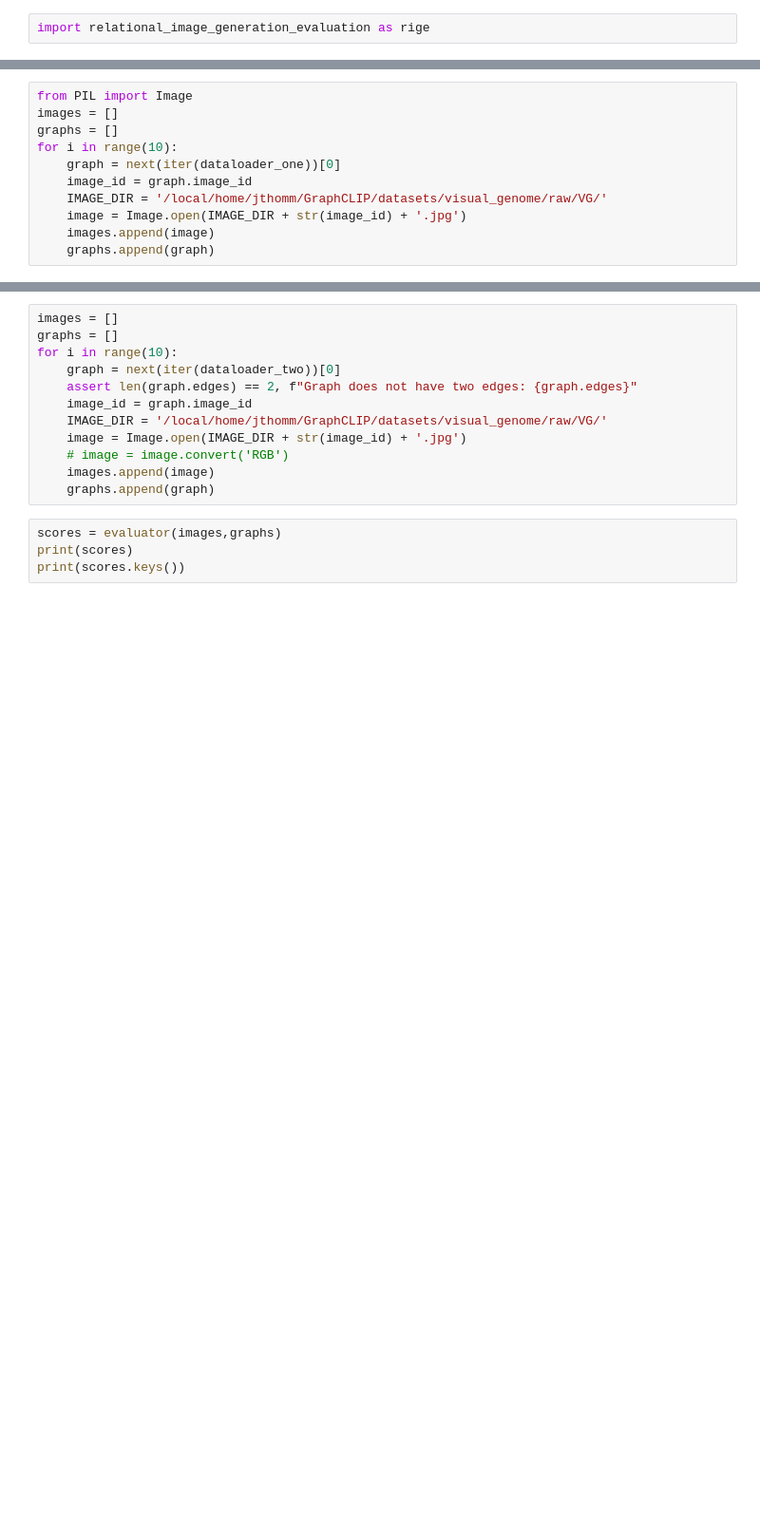
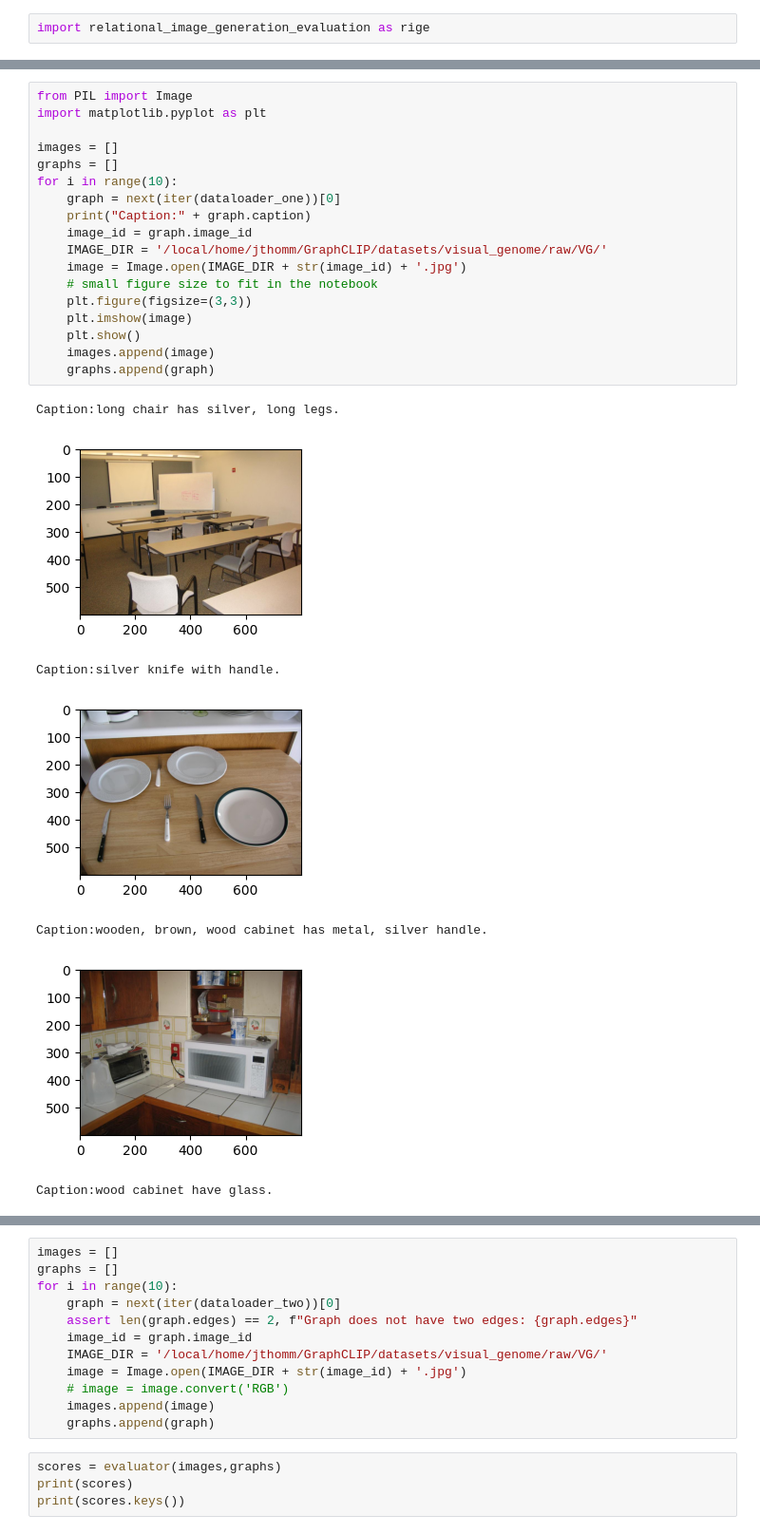
Before and after one commit to roberthoenig/GraphCLIP, a Jupyter notebook: notebooks/evaluation_package_sanitycheck.ipynb, the cells around one changed output, grey strips where cells are left out. Shown at 95% size. Cells and saved outputs as stored; diff of their text form; blank space fills up the shorter version.

Commit message:
add captions to the graphs. All graphs have now an attribute .caption!

```diff
--- a/notebooks/evaluation_package_sanitycheck.ipynb
+++ b/notebooks/evaluation_package_sanitycheck.ipynb
@@ -24,12 +24,27 @@ len(dataloader_one): 837
 len(dataloader_two): 1076
 # %%
 from PIL import Image
+import matplotlib.pyplot as plt
+
 images = []
 graphs = []
 for i in range(10):
     graph = next(iter(dataloader_one))[0]
+    print("Caption:" + graph.caption)
     image_id = graph.image_id
     IMAGE_DIR = '/local/home/jthomm/GraphCLIP/datasets/visual_genome/raw/VG/'
     image = Image.open(IMAGE_DIR + str(image_id) + '.jpg')
+    # small figure size to fit in the notebook
+    plt.figure(figsize=(3,3))
+    plt.imshow(image)
+    plt.show()
     images.append(image)
     graphs.append(graph)
+# %% [output]
+Caption:long chair has silver, long legs.
+[figure, added]
+Caption:silver knife with handle.
+[figure, added]
+Caption:wooden, brown, wood cabinet has metal, silver handle.
+[figure, added]
+Caption:wood cabinet have glass.
```
Also changed, not shown: parts of 6 cells of this notebook, 1 other file.
